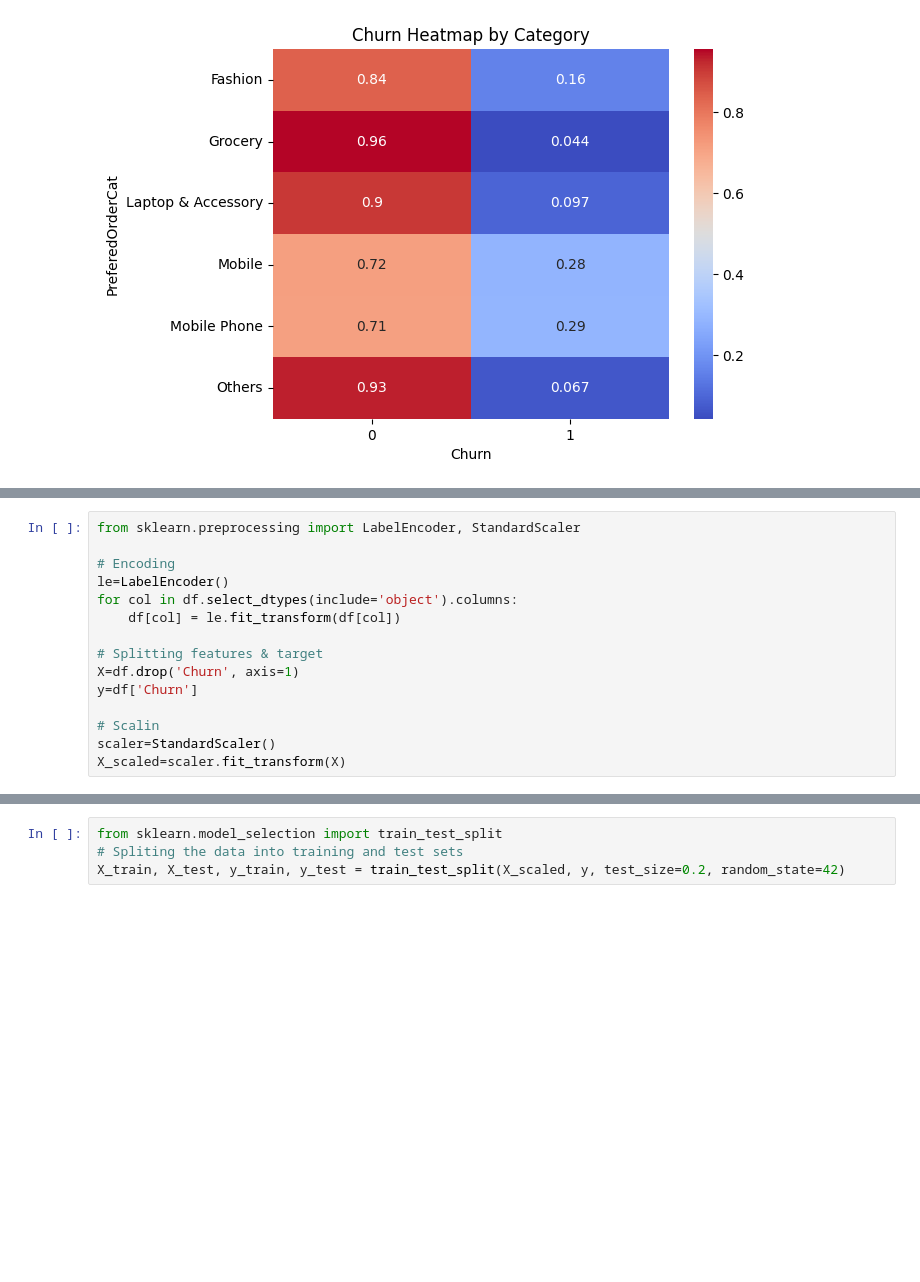
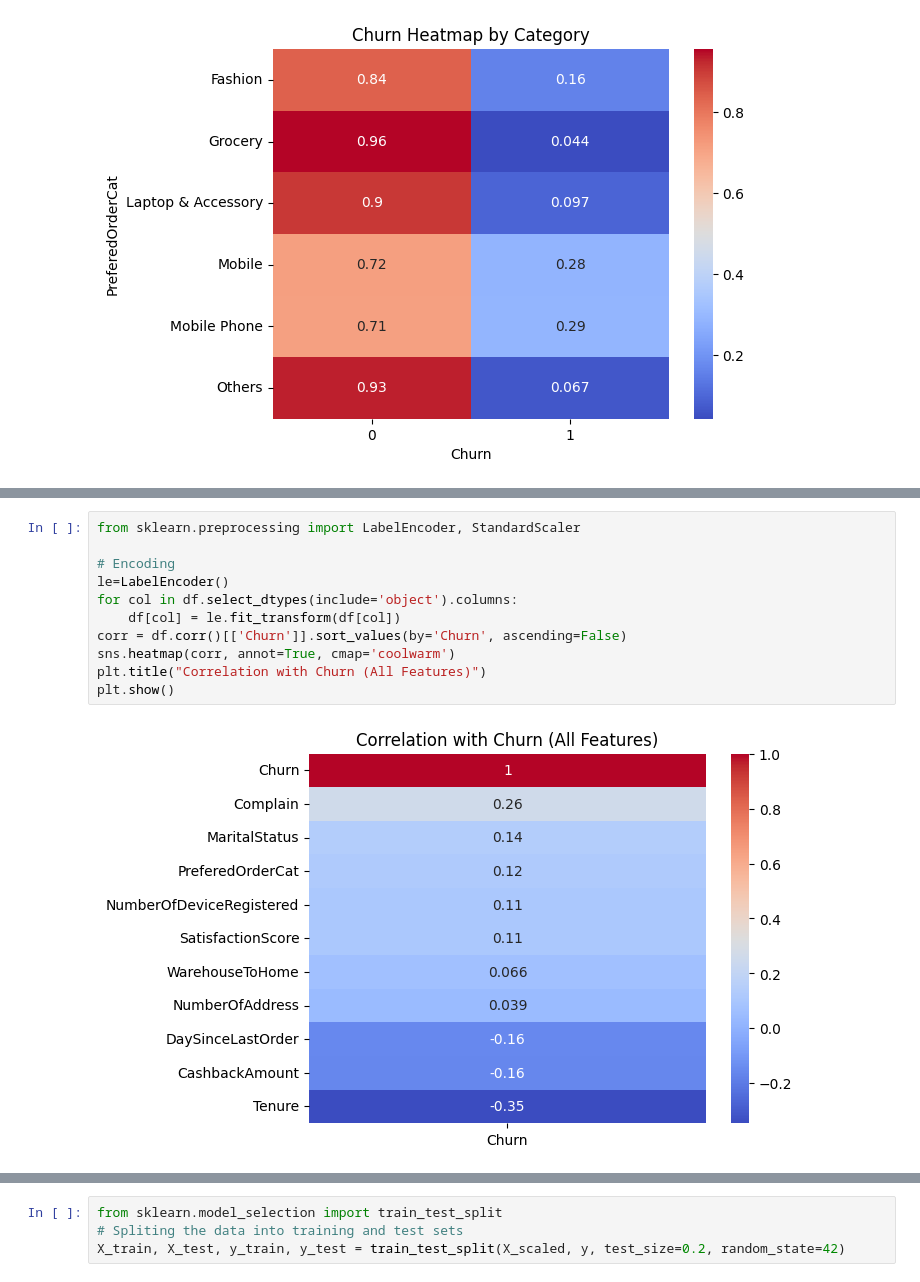
Before and after one commit to ShreyaCodes176/ECommerce-Customer-Churn-Analysis, a Jupyter notebook: EcommerceChurn.ipynb, the cells around one changed output, grey strips where cells are left out. Cells and saved outputs as stored; diff of their text form; blank space fills up the shorter version.

```diff
--- a/EcommerceChurn.ipynb
+++ b/EcommerceChurn.ipynb
@@ -186,15 +210,13 @@ plt.show()
 # %%
 from sklearn.preprocessing import LabelEncoder, StandardScaler
 
 # Encoding
 le=LabelEncoder()
 for col in df.select_dtypes(include='object').columns:
     df[col] = le.fit_transform(df[col])
-
-# Splitting features & target
-X=df.drop('Churn', axis=1)
-y=df['Churn']
-
-# Scalin
-scaler=StandardScaler()
-X_scaled=scaler.fit_transform(X)
+corr = df.corr()[['Churn']].sort_values(by='Churn', ascending=False)
+sns.heatmap(corr, annot=True, cmap='coolwarm')
+plt.title("Correlation with Churn (All Features)")
+plt.show()
+# %% [output]
+[figure, added]
```
Also changed, not shown: parts of 10 cells of this notebook.
